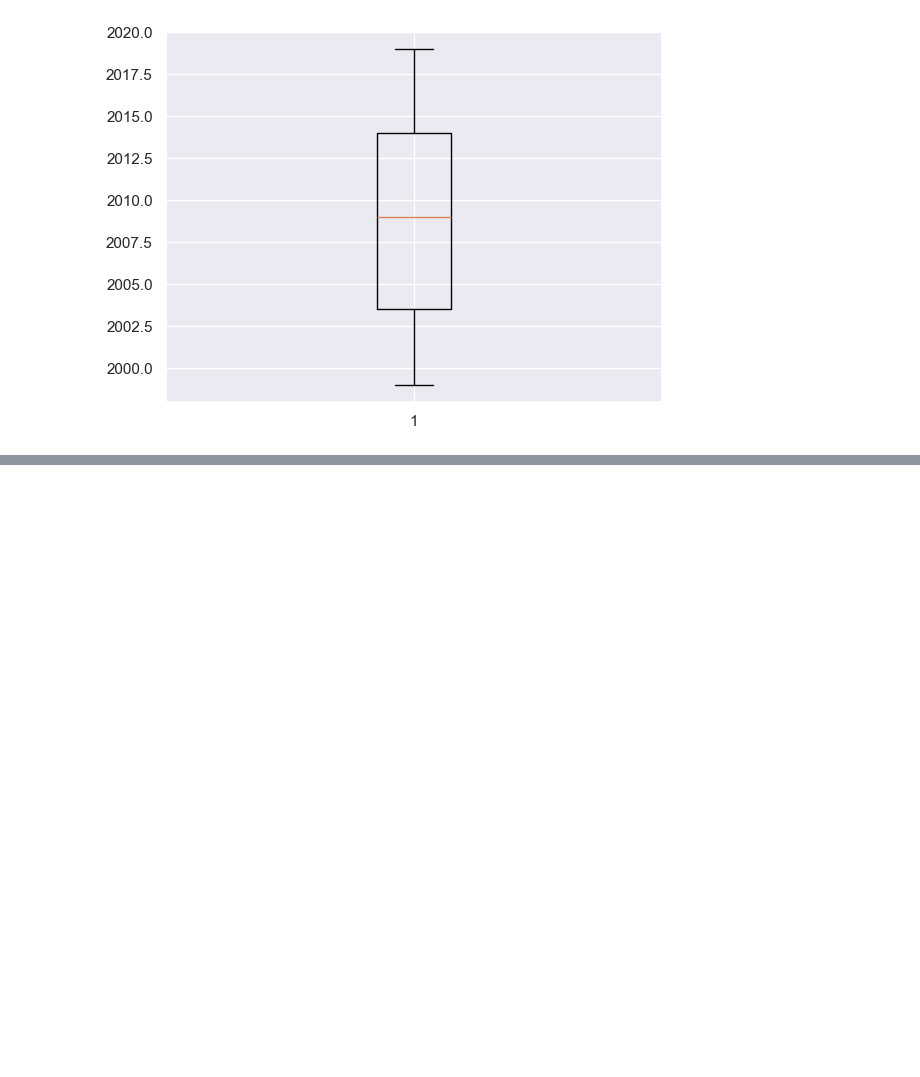
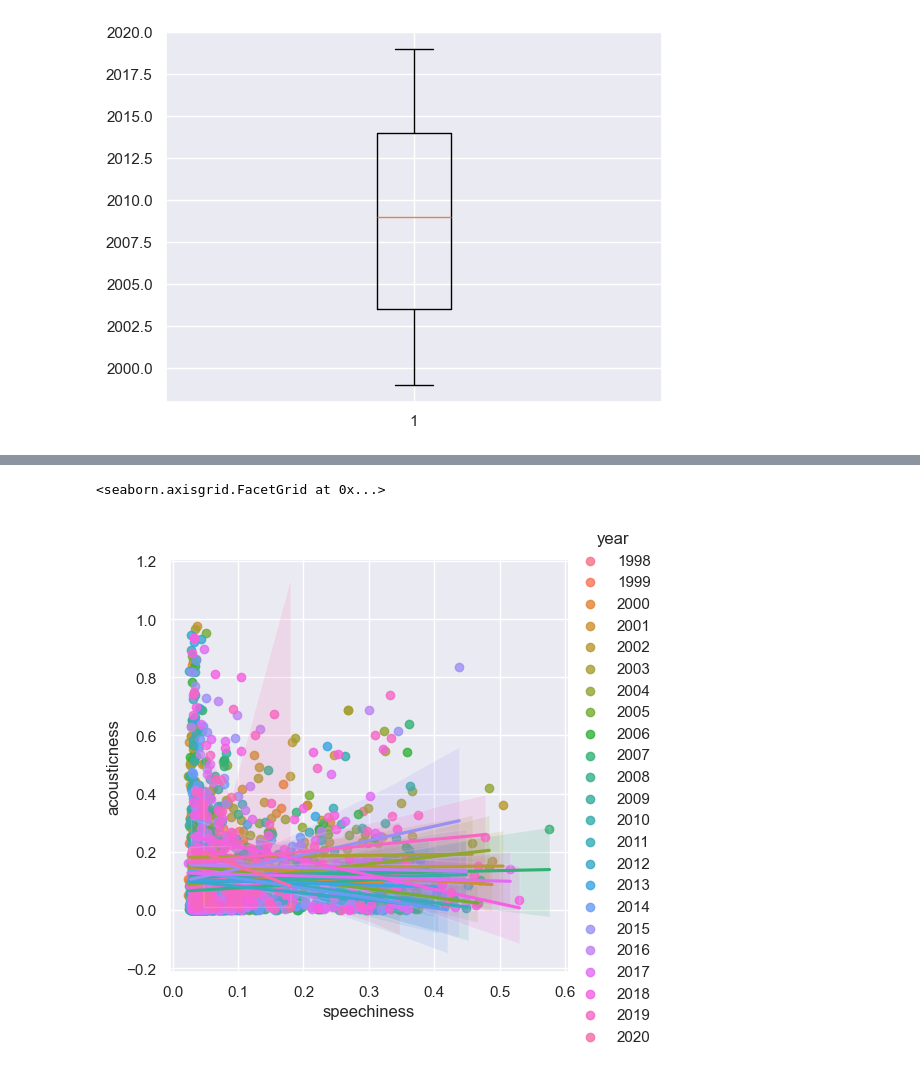
Before and after one commit to incieryilmazz/Ada_lovelace_academy, a Jupyter notebook: exercises/exercise_week3.ipynb, the cells around one changed output, grey strips where cells are left out. Saved outputs shown, nothing was run; the diff lists cells and outputs as text; code cells hidden in the pictures; blank space fills up the shorter version.

```diff
--- a/exercises/exercise_week3.ipynb
+++ b/exercises/exercise_week3.ipynb
@@ -126,0 +156,10 @@ plt.boxplot(x="year",data=hip_hop)  # bu grafikten çıkardığım sonuç ; sade
+# %%
+sns.lmplot(
+    x="speechiness", #konuşkanlık
+    y="acousticness", #akustiklik
+    hue="year",
+    data=spotify_df
+)
+# %% [output]
+<seaborn.axisgrid.FacetGrid at 0x...>
+[figure, added]
```
Also changed, not shown: parts of 4 cells of this notebook.
